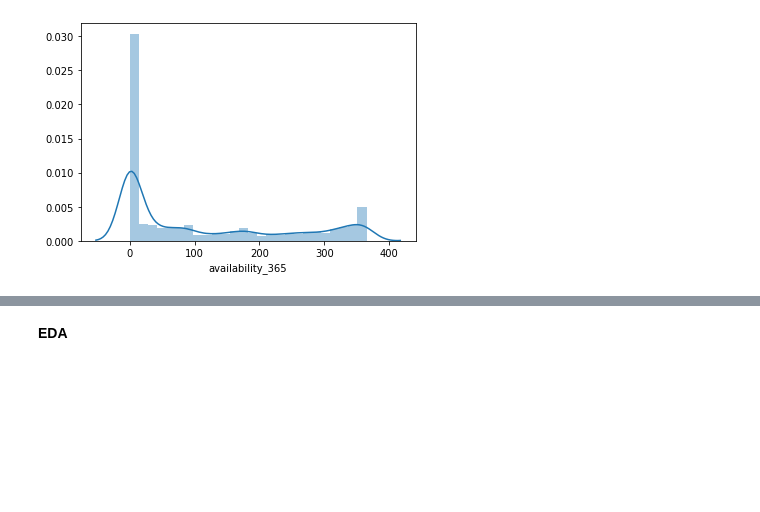
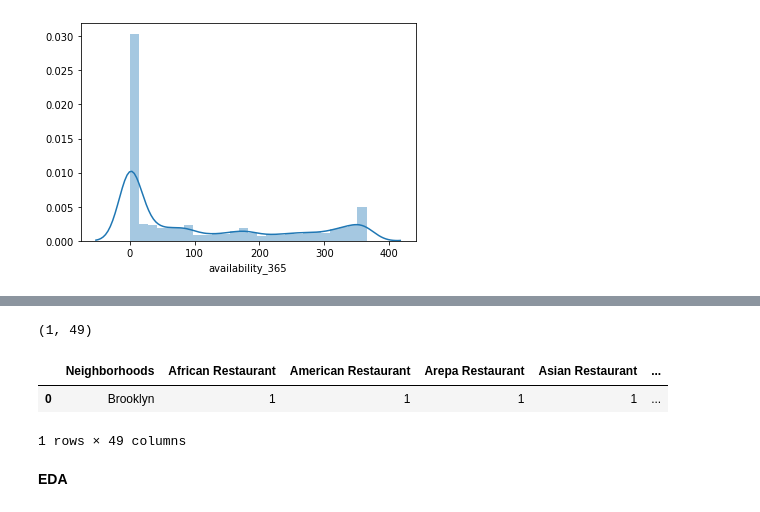
Before and after one commit to aysathish/Stayzee_rental_prediction, a Jupyter notebook: stayzee.ipynb, the cells around one changed output, grey strips where cells are left out. Saved outputs shown, nothing was run; the diff lists cells and outputs as text; code cells hidden in the pictures; blank space fills up the shorter version.

```diff
--- a/stayzee.ipynb
+++ b/stayzee.ipynb
@@ -203,3 +295,12 @@ for col in sz.select_dtypes(exclude=object):
+# %%
+kl_grouped=kl_onehot.groupby(["Neighborhoods"]).sum().reset_index()
+print(kl_grouped.shape)
+kl_grouped
+# %% [output]
+(1, 49)
+|  | Neighborhoods | African Restaurant | American Restaurant | Arepa Restaurant | Asian Restaurant | ... |
+| 0 | Brooklyn | 1 | 1 | 1 | 1 | ... |
+1 rows × 49 columns
 # %% [markdown]
 **EDA**
 # %% [markdown]
```
Also changed, not shown: parts of 12 cells of this notebook.
